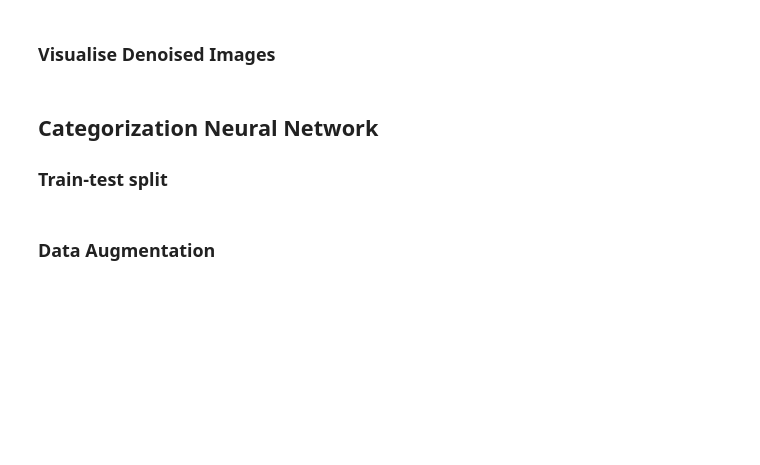
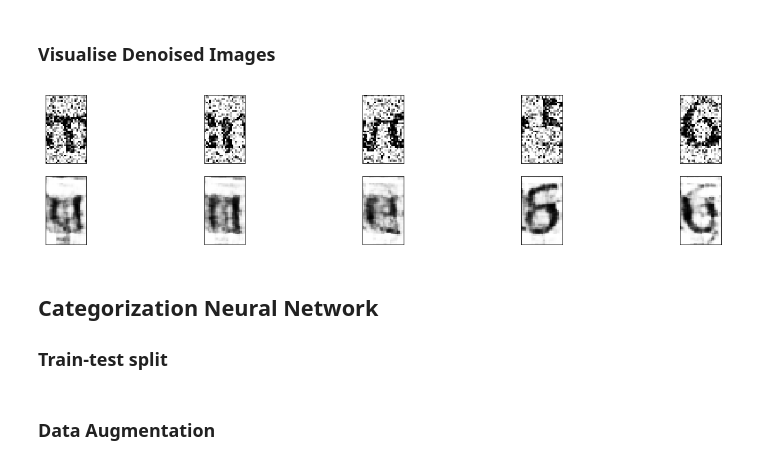
Before and after one commit to Fournierp/OCR, a Jupyter notebook: CAPTCHA/Keras Autoencoder.ipynb, the cells around one changed output. Drawn from its saved outputs; the diff is of its cells as text; code cells hidden in the pictures; blank space fills up the shorter version.

```diff
--- a/CAPTCHA/Keras Autoencoder.ipynb
+++ b/CAPTCHA/Keras Autoencoder.ipynb
@@ -52,6 +54,11 @@ from keras.callbacks import EarlyStopping, ReduceLROnPlateau
 
 Load the CAPTCHA images, the target images and the labels.
 # %%
+LETTER_FOLDER = "letters"
+data = []
+target = []
+labels = []
+
 for image_file in paths.list_images(LETTER_FOLDER):
     # Load the image.
     image = cv2.imread(image_file, cv2.IMREAD_GRAYSCALE)
@@ -192,21 +199,21 @@ The data is 2D images so we use Convolutional and MaxPooling/UpSampling Layers.
 input_img = Input(shape=(40, 24, 1))
 
 # Encoder.
-x = Conv2D(16, (5, 5), activation='relu', padding='same')(input_img)
+x = Conv2D(32, (5, 5), activation='relu', padding='same')(input_img)
 x = MaxPooling2D(pool_size=(2, 2), strides=(2, 2), padding='same')(x)
-x = Conv2D(8, (5, 5), activation='relu', padding='same')(x)
+x = Conv2D(16, (5, 5), activation='relu', padding='same')(x)
 x = MaxPooling2D(pool_size=(2, 2), strides=(2, 2), padding='same')(x)
-x = Conv2D(8, (5, 5), activation='relu', padding='same')(x)
+x = Conv2D(16, (5, 5), activation='relu', padding='same')(x)
 encoded = MaxPooling2D(pool_size=(2, 2), strides=(2, 2), padding='same')(x)
 encoder = Model(input_img, encoded)
 
 # Decoder.
-x = Conv2D(8, (5, 5), activation='relu', padding='same')(encoded)
-x = UpSampling2D((2, 2))(x)
-x = Conv2D(8, (5, 5), activation='relu', padding='same')(x)
+x = Conv2D(16, (5, 5), activation='relu', padding='same')(encoded)
 x = UpSampling2D((2, 2))(x)
 x = Conv2D(16, (5, 5), activation='relu', padding='same')(x)
 x = UpSampling2D((2, 2))(x)
+x = Conv2D(32, (5, 5), activation='relu', padding='same')(x)
+x = UpSampling2D((2, 2))(x)
 decoded = Conv2D(1, (5, 5), activation='sigmoid', padding='same')(x)
 # %%
 # Optimizer.
@@ -272,25 +285,27 @@ history = autoencoder.fit_generator(datagen.flow(x_train, y_train, batch_size=64
 # %% [markdown]
 ### Visualise Denoised Images
 # %%
-decoded_imgs = autoencoder.predict(x_test)
+decoded_imgs = autoencoder.predict(x_test_noisy)
 n = 5
 plt.figure(figsize=(20, 4))
 for i in range(n):
     i = i + 1
     # display original
     ax = plt.subplot(2, n, i)
     plt.imshow(x_test_noisy[i].reshape(40, 24))
     plt.gray()
     ax.get_xaxis().set_visible(False)
     ax.get_yaxis().set_visible(False)
 
     # display reconstruction
     ax = plt.subplot(2, n, i + n)
     plt.imshow(decoded_imgs[i].reshape(40, 24))
     plt.gray()
     ax.get_xaxis().set_visible(False)
     ax.get_yaxis().set_visible(False)
 plt.show()
+# %% [output]
+[figure, added]
 # %% [markdown]
 ## Categorization Neural Network
 
```
Also changed, not shown: parts of 9 cells of this notebook, 4 other files.
